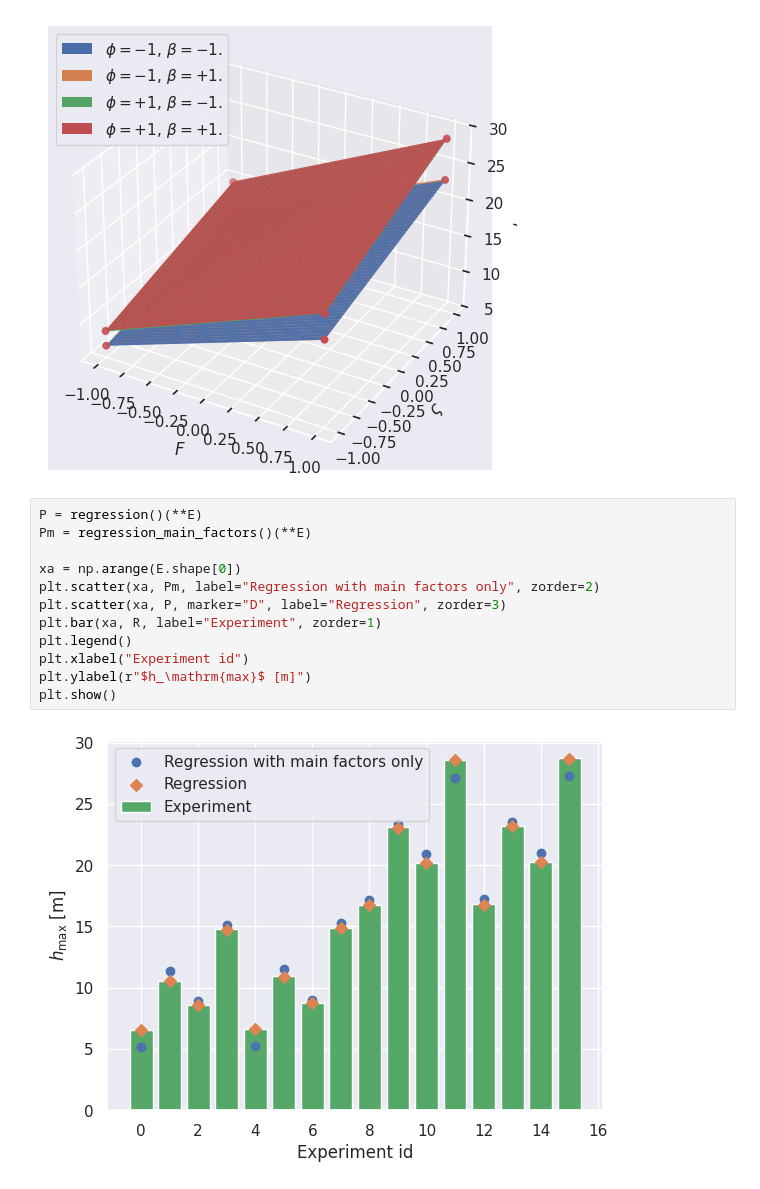
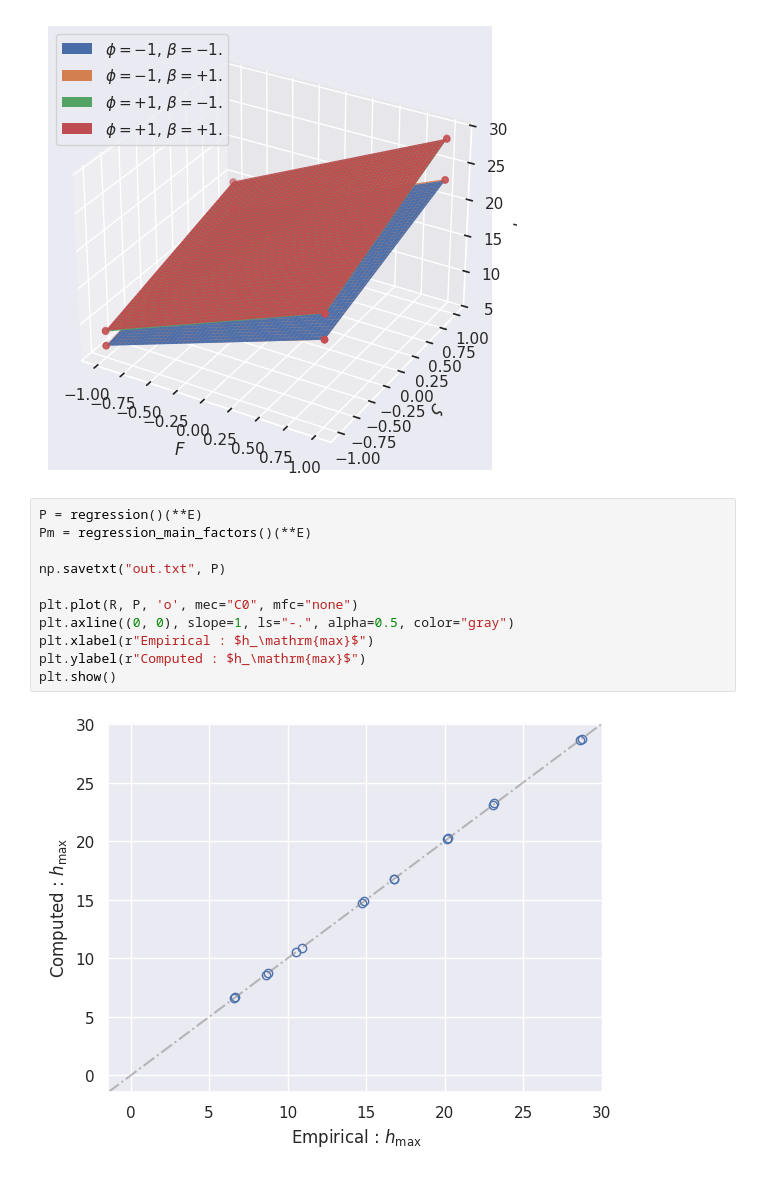
Before and after one commit to giboul/DoE_project, a Jupyter notebook: results_analysis.ipynb, the cells around one changed output. Saved outputs shown, nothing was run; the diff lists cells and outputs as text.

```diff
--- a/results_analysis.ipynb
+++ b/results_analysis.ipynb
@@ -225,17 +225,16 @@ plt.show()
 # %%
 P = regression()(**E)
 Pm = regression_main_factors()(**E)
 
-xa = np.arange(E.shape[0])
-plt.scatter(xa, Pm, label="Regression with main factors only", zorder=2)
-plt.scatter(xa, P, marker="D", label="Regression", zorder=3)
-plt.bar(xa, R, label="Experiment", zorder=1)
-plt.legend()
-plt.xlabel("Experiment id")
-plt.ylabel(r"$h_\mathrm{max}$ [m]")
+np.savetxt("out.txt", P)
+
+plt.plot(R, P, 'o', mec="C0", mfc="none")
+plt.axline((0, 0), slope=1, ls="-.", alpha=0.5, color="gray")
+plt.xlabel(r"Empirical : $h_\mathrm{max}$")
+plt.ylabel(r"Computed : $h_\mathrm{max}$")
 plt.show()
 # %% [output]
-[figure, old version]
+[figure, new version]
 # %%
 contributions = effects.values*M.values
 base_effect = contributions.min(axis=0)
```
Also changed, not shown: parts of 2 cells of this notebook, 12 other files.
